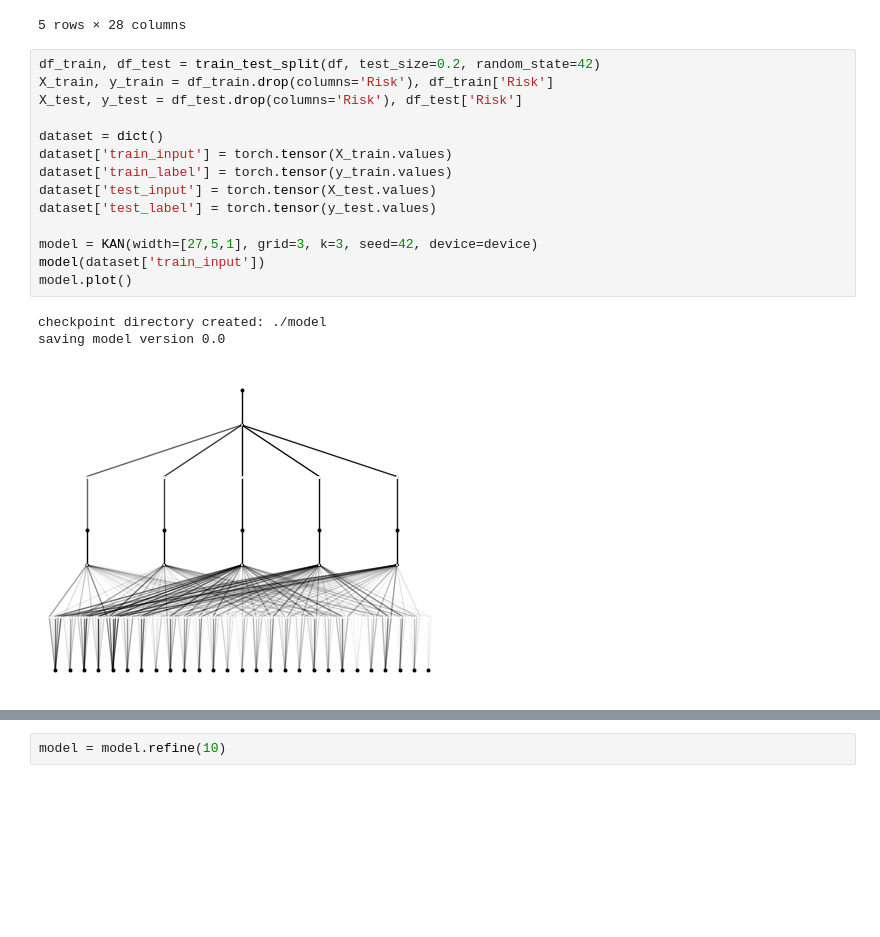
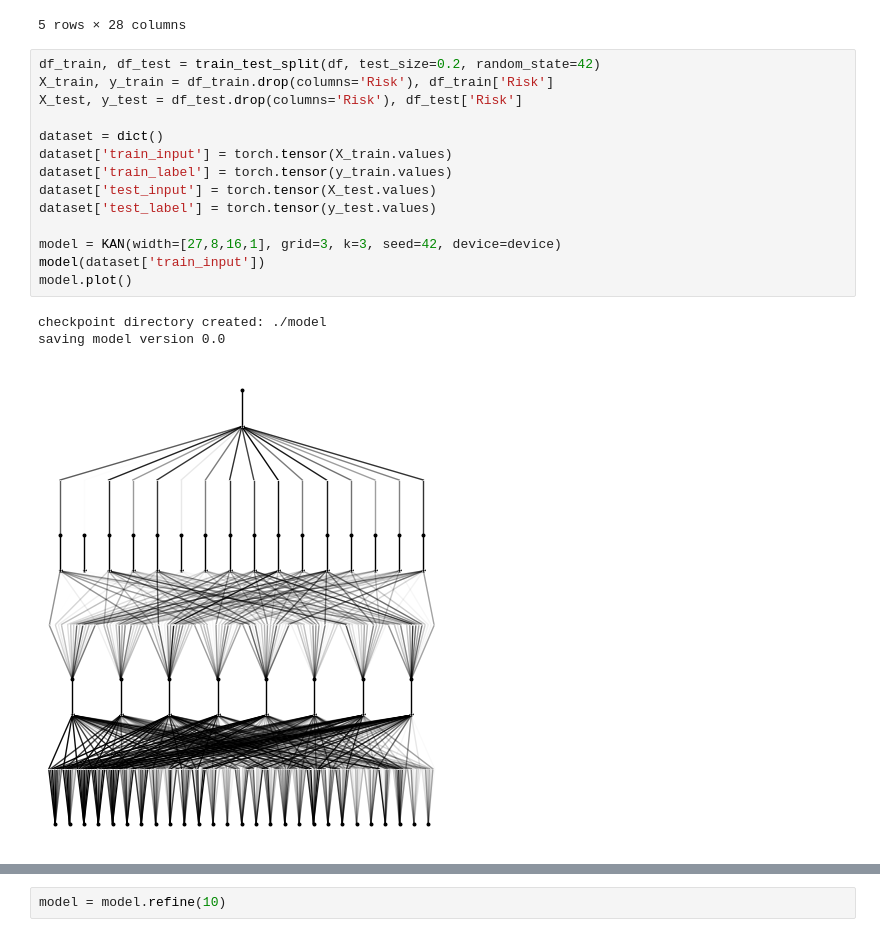
Before and after one commit to QuanPham19/functional-kan, a Jupyter notebook: phase_1/notebooks/credit_kan.ipynb, the cells around one changed output, grey strips where cells are left out. Drawn from its saved outputs; the diff is of its cells as text; blank space fills up the shorter version.

```diff
--- a/phase_1/notebooks/credit_kan.ipynb
+++ b/phase_1/notebooks/credit_kan.ipynb
@@ -47,19 +47,19 @@ df.head()
 # %%
 df_train, df_test = train_test_split(df, test_size=0.2, random_state=42)
 X_train, y_train = df_train.drop(columns='Risk'), df_train['Risk']
 X_test, y_test = df_test.drop(columns='Risk'), df_test['Risk']
 
 dataset = dict()
 dataset['train_input'] = torch.tensor(X_train.values)
 dataset['train_label'] = torch.tensor(y_train.values)
 dataset['test_input'] = torch.tensor(X_test.values)
 dataset['test_label'] = torch.tensor(y_test.values)
 
-model = KAN(width=[27,5,1], grid=3, k=3, seed=42, device=device)
+model = KAN(width=[27,8,16,1], grid=3, k=3, seed=42, device=device)
 model(dataset['train_input'])
 model.plot()
 # %% [output]
 checkpoint directory created: ./model
 saving model version 0.0
-[figure, old version]
+[figure, new version]
 # %%
```
Also changed, not shown: parts of 7 cells of this notebook, 1 other file.
